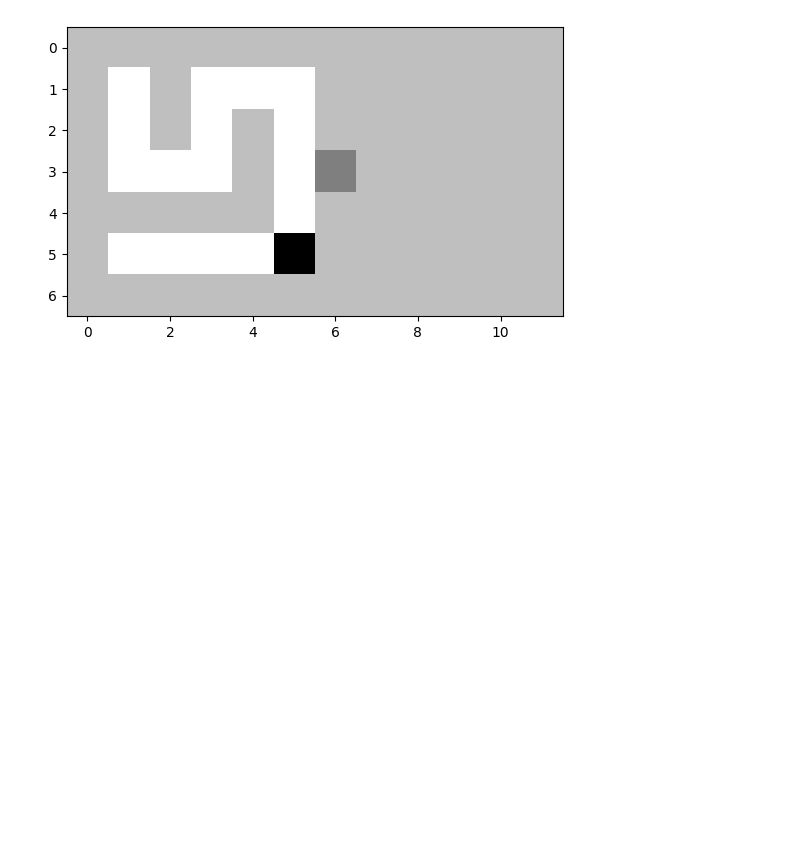
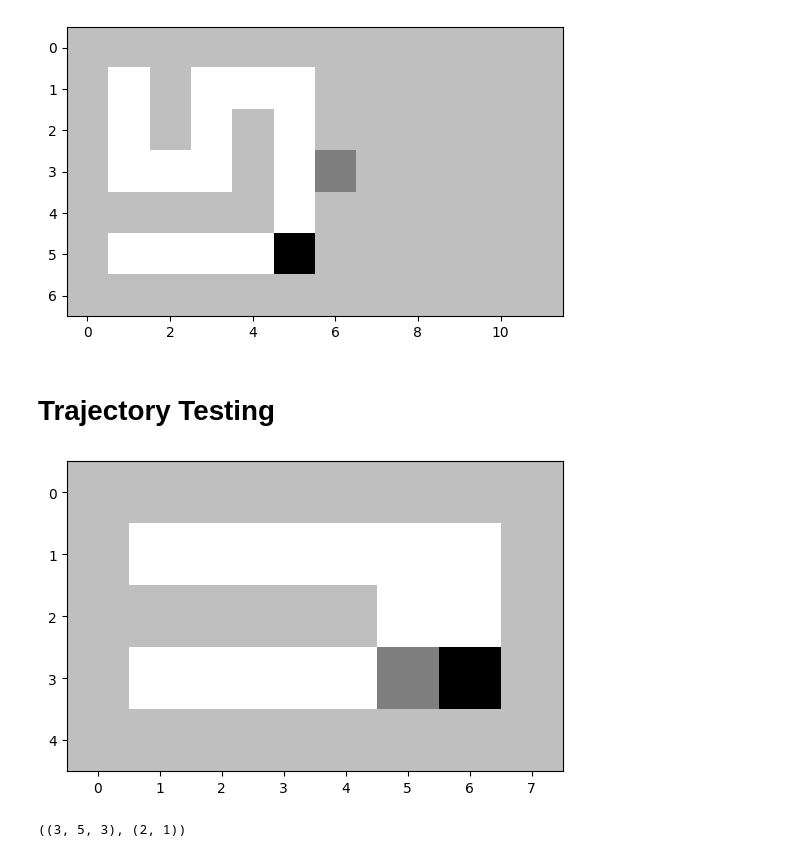
Before and after one commit to flaccagora/RoboSurgery, a Jupyter notebook: src/train.ipynb, the cells around one changed output. Cells and saved outputs as stored; diff of their text form; code cells hidden in the pictures; blank space fills up the shorter version.

```diff
--- a/src/train.ipynb
+++ b/src/train.ipynb
@@ -521,3 +421,5 @@ s = np.random.randint(len(states))
 env.render(states[s])
 # %% [output]
 [figure]
+# %% [markdown]
+# Trajectory Testing
@@ -523,0 +450,7 @@ env.render(states[s])
+# %%
+env.step(2, execute=True)
+env.render()
+env.get_state()
+# %% [output]
+[figure, added]
+((3, 5, 3), (2, 1))
```
Also changed, not shown: parts of 14 cells of this notebook, 1 other file.
